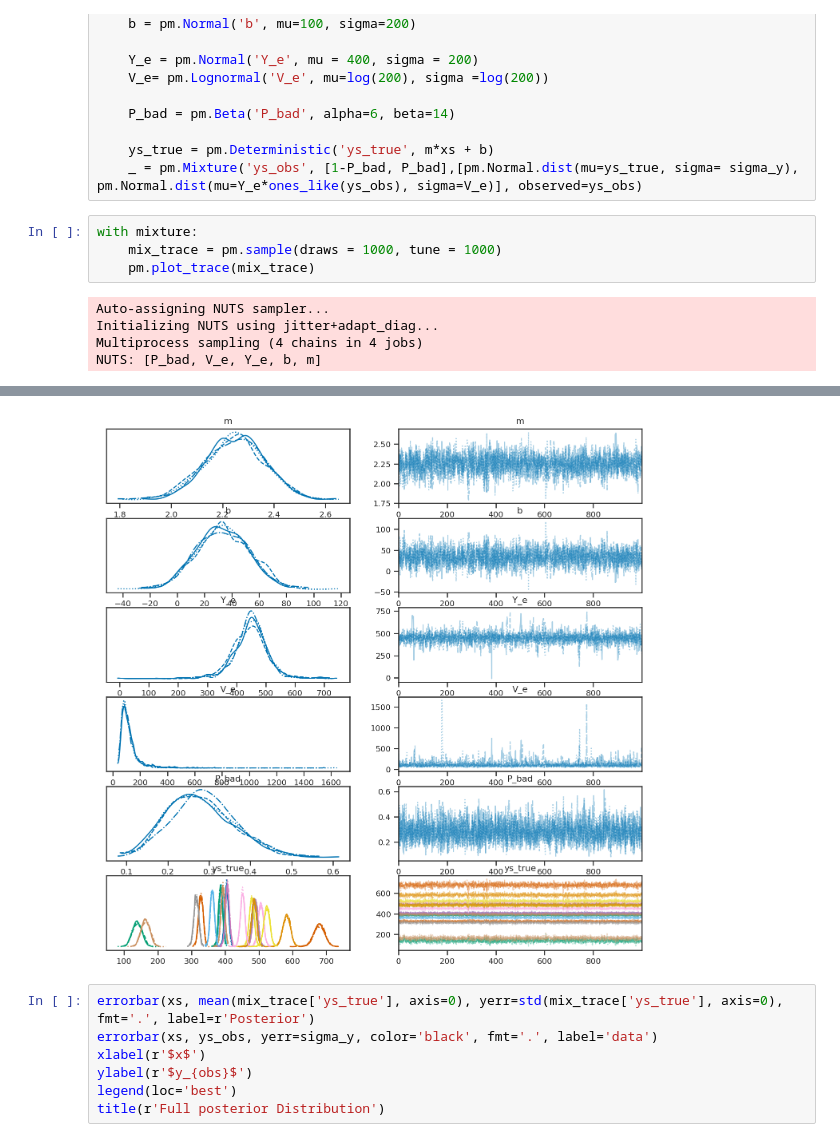
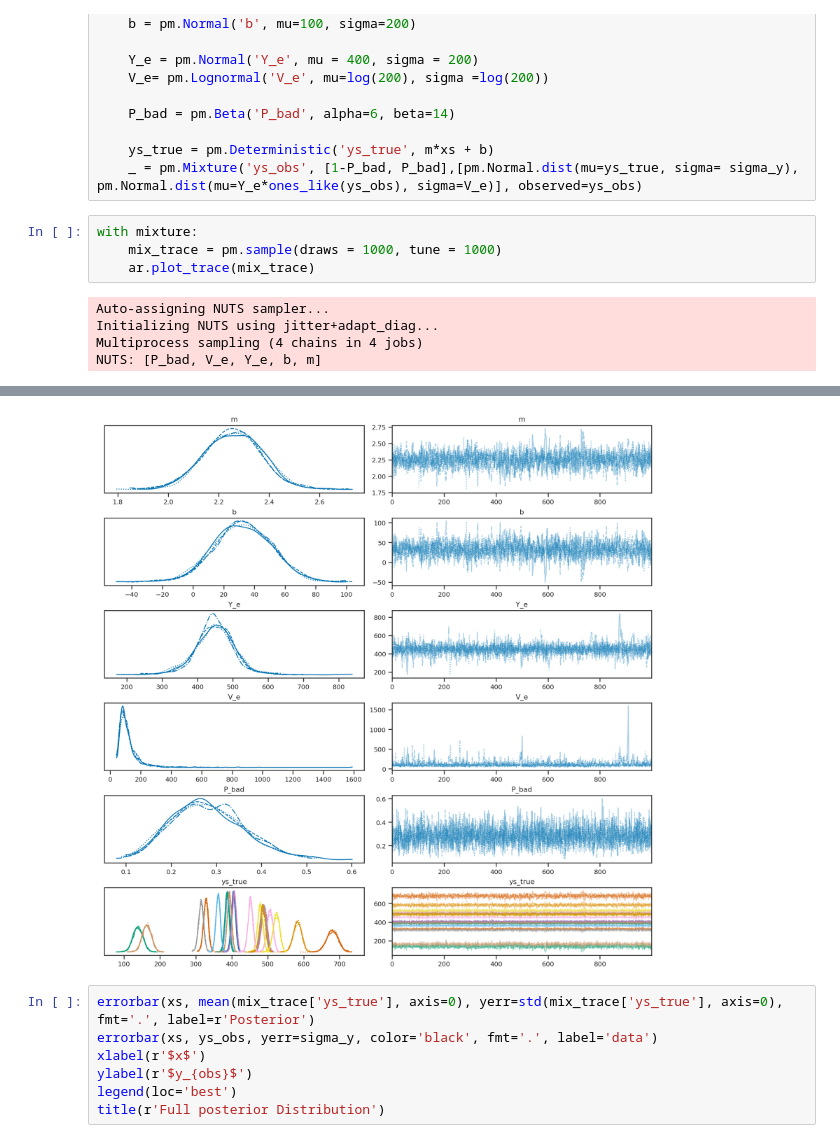
Before and after one commit to aisclark91/phy688_astro, a Jupyter notebook: hw1_p1.ipynb, the cells around one changed output, grey strips where cells are left out. Drawn from its saved outputs; the diff is of its cells as text.

```diff
--- a/hw1_p1.ipynb
+++ b/hw1_p1.ipynb
@@ -205,7 +205,7 @@ with pm.Model() as mixture:
 # %%
 with mixture:
     mix_trace = pm.sample(draws = 1000, tune = 1000)
-    pm.plot_trace(mix_trace)
+    ar.plot_trace(mix_trace)
 # %% [output]
 Auto-assigning NUTS sampler...
 Initializing NUTS using jitter+adapt_diag...
@@ -216,4 +216,4 @@ Sampling 4 chains for 1_000 tune and 1_000 draw iterations (4_000 + 4_000 draws
-[figure, old version]
+[figure, new version]
 # %%
 errorbar(xs, mean(mix_trace['ys_true'], axis=0), yerr=std(mix_trace['ys_true'], axis=0), fmt='.', label=r'Posterior')
 errorbar(xs, ys_obs, yerr=sigma_y, color='black', fmt='.', label='data')
```
Also changed, not shown: parts of 25 cells of this notebook.
